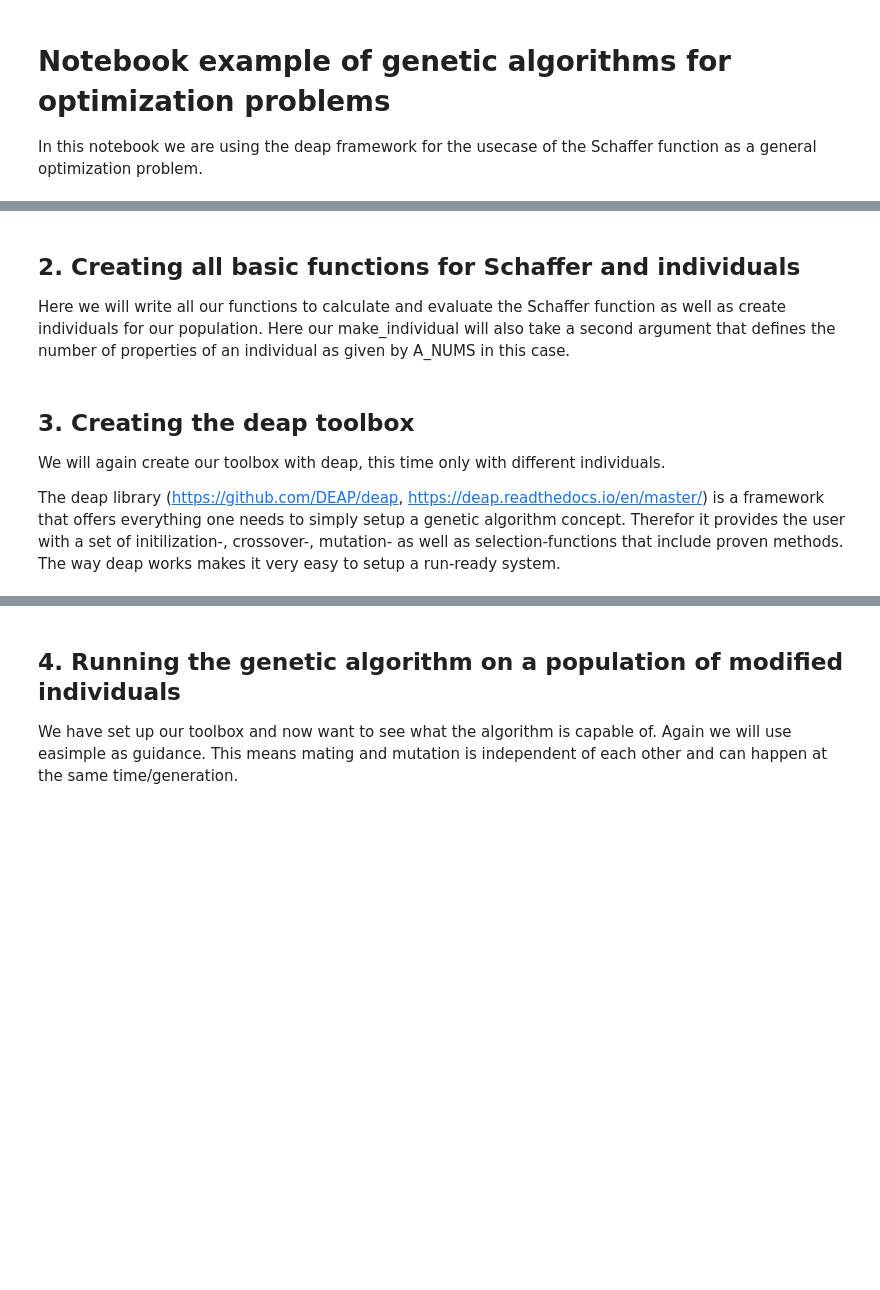
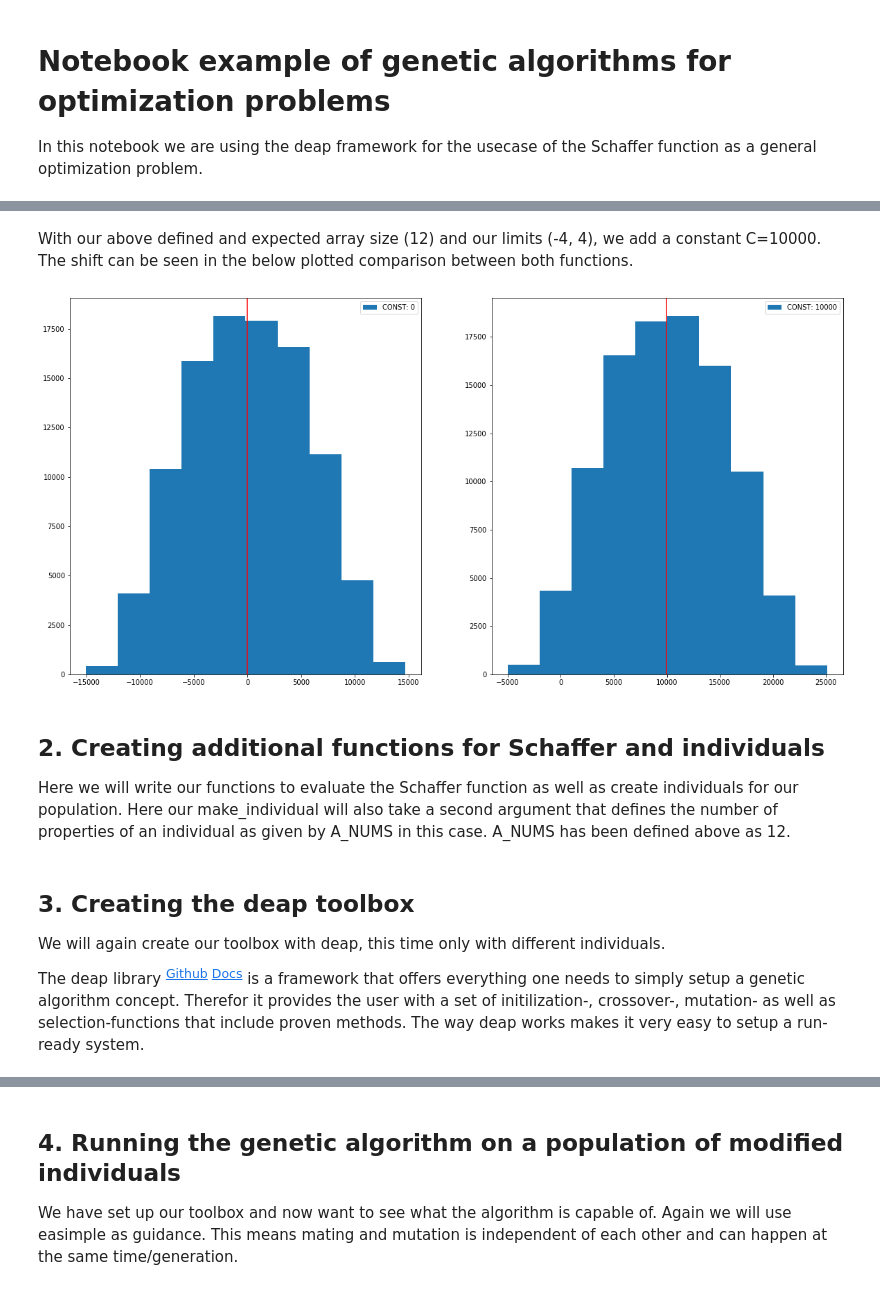
Before and after one commit to inowas/optimization-algorithm-examples, a Jupyter notebook: optimization_example_advanced.ipynb, the cells around one changed output, grey strips where cells are left out. Saved outputs shown, nothing was run; the diff lists cells and outputs as text; code cells hidden in the pictures; blank space fills up the shorter version.

```diff
--- a/optimization_example_advanced.ipynb
+++ b/optimization_example_advanced.ipynb
@@ -46,0 +65,15 @@ It's extremes are
+# %%
+def g_mod(array, const):
+    # Notice: We assume the function to be used with an input array of max size 12 for testing purposes.
+    # Notice: With uniform distributed random values as input array, this function still doesn't generate
+    # uniform distributed x values. This is due to the fact that each part of the polynom is multiplied
+    # with the corresponding number of the array and both sides either from -4 or +4 approaching 0 results
+    # in less impact and thus in a value closer to 0! For this case we will shift the function by a number
+    # that moves the functions modal away from 0.
+    # x += 10000
+    x = g(array) + const
+
+    return x
+# %% [markdown]
+
+With our above defined and expected array size (12) and our limits (-4, 4), we add a constant C=10000. The shift can be seen in the below plotted comparison between both functions.
@@ -47,5 +82,32 @@ It's extremes are
+# %%
+# Function for creating a random individual
+def gen_fun():
+    rand_nums = list(np.random.random(12) * np.abs(np.diff((-4, 4))) + np.min((-4, 4)))
+
+    return rand_nums
+
+# Number of individuals
+NUM_IND = 100000
+
+# Initializing plot
+f = plt.figure(figsize=(20, 10))
+
+# Add three subplots for the different states
+ax1 = f.add_subplot(1, 2, 1)
+ax2 = f.add_subplot(1, 2, 2)
+
+for ax, const in zip([ax1, ax2], [0, G_MOD_CONST]):
+    rand_pop = [g_mod(gen_fun(), const) for ind in range(NUM_IND)]
+    ax.hist(rand_pop, label="CONST: {}".format(const))
+    ax.legend()
+    ax.axvline(x=np.array(rand_pop).mean(), ymin=0, ymax=1000000, color="red")
+
+    # stats.mode(np.round(rand_pop))[0]
+plt.show()
+# %% [output]
+[figure, added]
 # %% [markdown]
-## 2. Creating all basic functions for Schaffer and individuals
+## 2. Creating additional functions for Schaffer and individuals
 
-Here we will write all our functions to calculate and evaluate the Schaffer function as well as create individuals for our population. Here our make_individual will also take a second argument that defines the number of properties of an individual as given by A_NUMS in this case.
+Here we will write our functions to evaluate the Schaffer function as well as create individuals for our population. Here our make_individual will also take a second argument that defines the number of properties of an individual as given by A_NUMS in this case. A_NUMS has been defined above as 12.
 # %%
@@ -92,7 +137,7 @@ schaffer_f2_vec = np.vectorize(schaffer_f2)
 
 We will again create our toolbox with deap, this time only with different individuals.
 
-The deap library (https://github.com/DEAP/deap, https://deap.readthedocs.io/en/master/) is a framework that offers everything one needs to simply setup a genetic algorithm concept. Therefor it provides the user with a set of initilization-, crossover-, mutation- as well as selection-functions that include proven methods. The way deap works makes it very easy to setup a run-ready system.
+The deap library <sup>[Github](https://github.com/DEAP/deap) [Docs](https://deap.readthedocs.io/en/master/)</sup> is a framework that offers everything one needs to simply setup a genetic algorithm concept. Therefor it provides the user with a set of initilization-, crossover-, mutation- as well as selection-functions that include proven methods. The way deap works makes it very easy to setup a run-ready system.
 # %% [markdown]
 The following code initiates a deap framework with the following objectives:
 - having a multi-objective optimization looking for minimization
```
Also changed, not shown: parts of 18 cells of this notebook, 1 other file.
